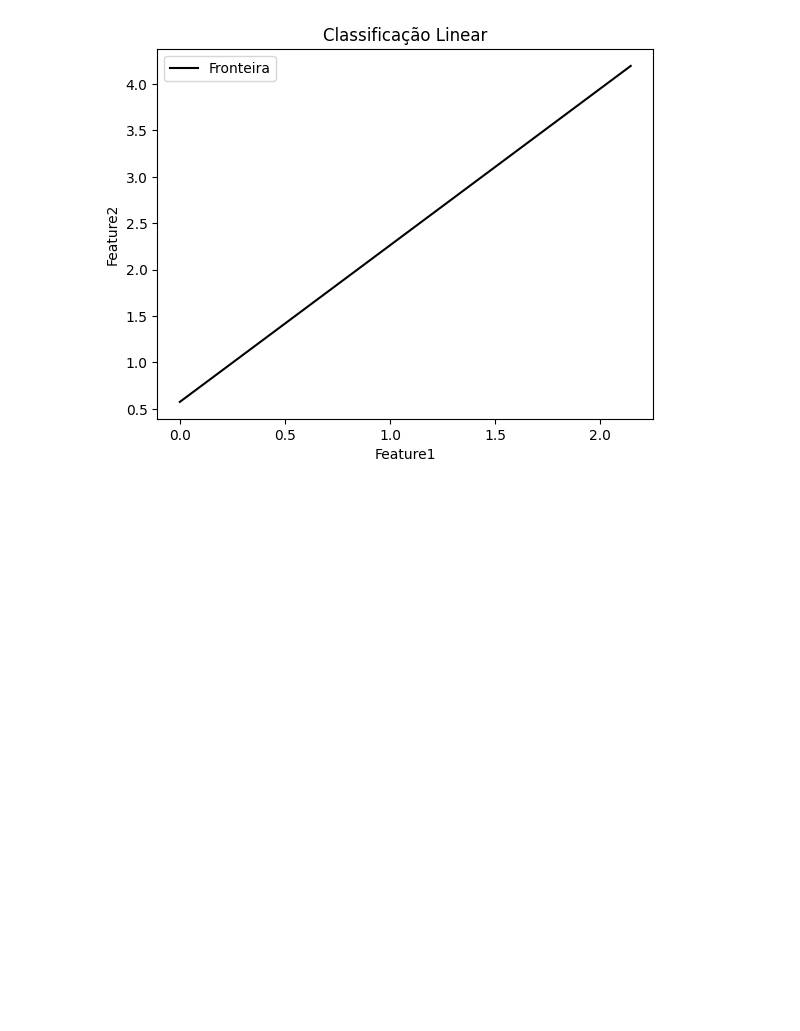
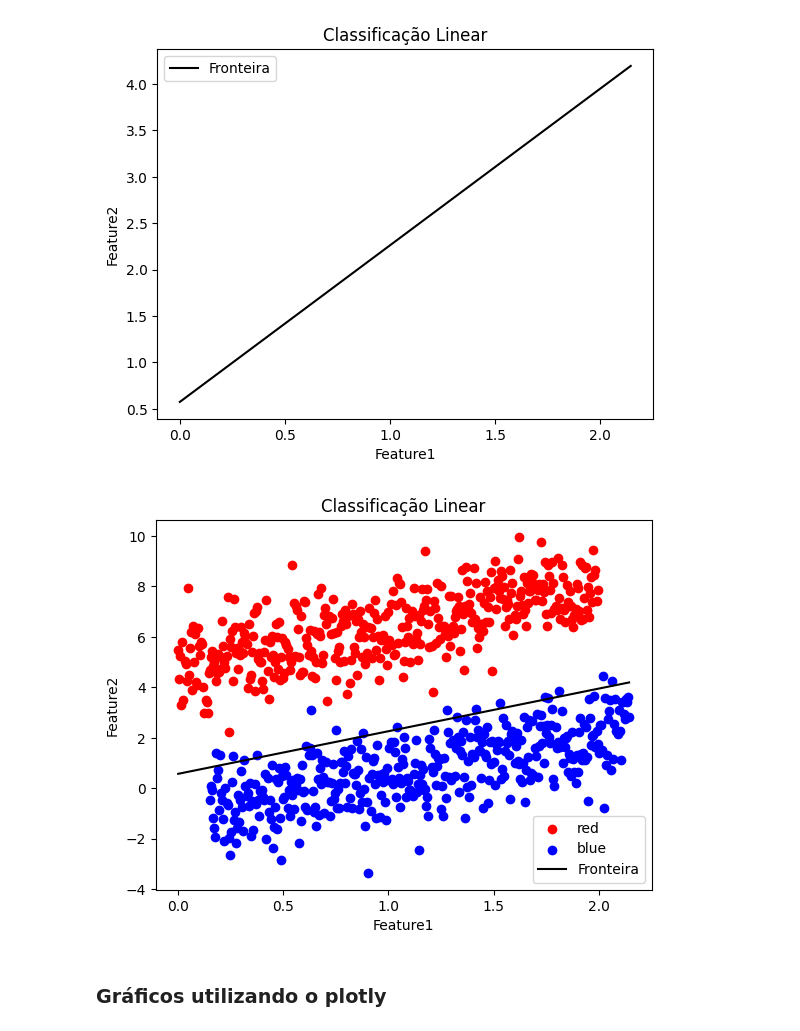
Before and after one commit to chaotiqc/mlstudies, a Jupyter notebook: crossentropy.ipynb, the cells around one changed output. Drawn from its saved outputs; the diff is of its cells as text; code cells hidden in the pictures; blank space fills up the shorter version.

```diff
--- a/crossentropy.ipynb
+++ b/crossentropy.ipynb
@@ -133,3 +143,21 @@ plt.title("Classificação Linear")
 plt.show()
 # %% [output]
 [figure]
+# %%
+## Juntando os gráficos acima
+
+plt.scatter(x[y[:,0]==0,0], x[y[:,0]==0,1], c="red", label="red")
+plt.scatter(x[y[:,0]==1,0], x[y[:,0]==1,1], c="blue", label="blue")
+x1_vals = np.linspace(x[:,0].min(), x[:,0].max(), 100) ## linspace cria 100 pontos entre o minimo e o maximo da x1
+x2_vals = -(w[0] + w[1]*x1_vals) / w[2]
+plt.plot(x1_vals, x2_vals, "k-", label="Fronteira")
+plt.xlabel("Feature1")
+plt.ylabel("Feature2")
+plt.legend()
+plt.title("Classificação Linear")
+
+plt.show()
+# %% [output]
+[figure, added]
+# %% [markdown]
+### Gráficos utilizando o plotly
```
Also changed, not shown: parts of 11 cells of this notebook.
